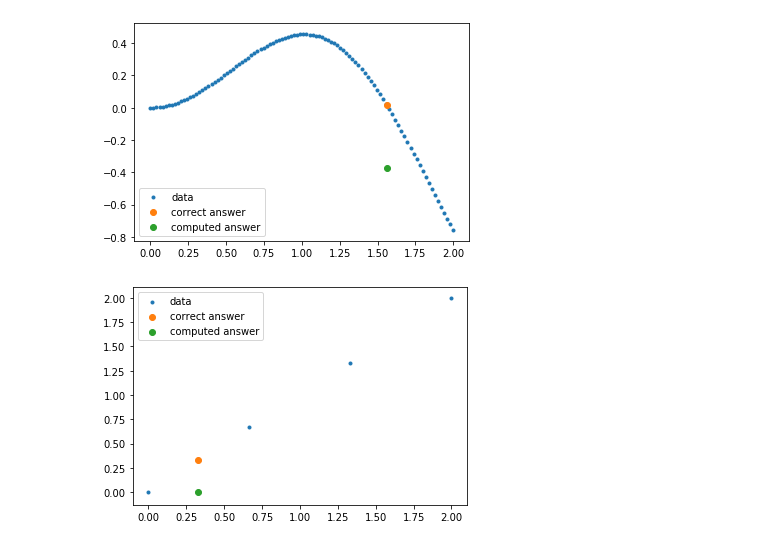
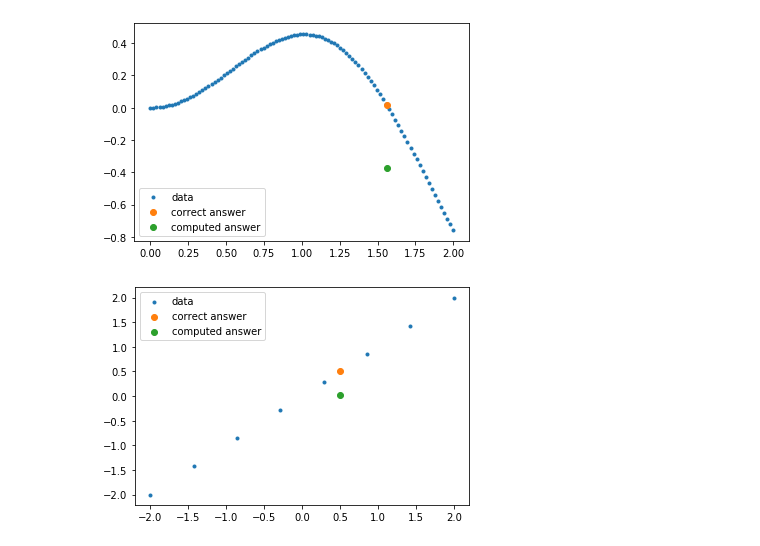
Before and after one commit to ChrisDeGrendele/gaussianprocesses, a Jupyter notebook: GP_Recipes.ipynb, the cells around one changed output. Saved outputs shown, nothing was run; the diff lists cells and outputs as text; code cells hidden in the pictures.

```diff
--- a/GP_Recipes.ipynb
+++ b/GP_Recipes.ipynb
@@ -54,7 +54,8 @@ x = np.linspace(0,20,N)
 y = np.sin(x)
 plt.scatter(x,y, label='training data')
 
-x_star = 10
+x_star = 5.9
 plt.scatter(x_star, np.sin(x_star), label='$x_*$')
 plt.legend();
+np.mean(y)
 # %% [output]
@@ -62,8 +64,8 @@ plt.legend();
 # %% [markdown]
 $$K(\mathbf{x}, \mathbf{y})=K_{\mathrm{SE}}(\mathbf{x}, \mathbf{y})=\Sigma^{2} \exp \left[-\frac{(\mathbf{x}-\mathbf{y})^{2}}{2 \ell^{2}}\right]$$
 # %%
-def K_se(x,y, Σ=1, l=0.1):
-
+def K_se(x,y, Σ=1, l=0.8):
+    #
     #Hyperparameters:
     #Σ = 1 #for simplicity
     #l = 0.1 #shown to be optimal in FDGP paper
@@ -85,6 +87,7 @@ $$\mathbf{K} \rightarrow K_{i j} \equiv K\left(\mathbf{x}_{i}, \mathbf{x}_{j}\ri
 def f_star(x,y, x_star):
     N = len(x)
     #construct K
+
     K = np.zeros([N,N])
     for i in range(N):
         for j in range(N):
@@ -97,8 +100,14 @@ def f_star(x,y, x_star):
         K_star[i] = K_se(x_star, x[i])
         f[i] = y[i]
 
-    f_star = np.matmul(np.matmul(K_star, K), f.T)
+
+    step1 = np.matmul(K_star, np.linalg.inv(K))
+    step2 = f.T - np.ones(N)*np.mean(y)
+
+    f_star = np.mean(y) + np.matmul(step1, step2)
+
+    #f_star = np.matmul(np.matmul(K_star, np.linalg.inv(K)), f.T)
 
 
     return f_star
-f_star(x,y,x_star)
+#f_star(x,y,x_star)
@@ -143,25 +150,25 @@ plt.legend();
 # %%
 def f(x):
     return x
 
 #training data
-x = np.linspace(0,2,4)
+x = np.linspace(-2,2,8)
 y = f(x)
 
 #correct answer
-x_star = 0.33
+x_star = 0.5
 y_star_correct = f(x_star)
 
 #GP interpolation
 y_star = f_star(x,y, x_star)
 
 #plot results
 plt.scatter(x,y,marker='.',label="data")
 plt.scatter(x_star, y_star_correct, label='correct answer')
 plt.scatter(x_star, y_star, label='computed answer')
 plt.legend();
 # %% [output]
-[figure, old version]
+[figure, new version]
 # %% [markdown]
 ### Reconstruction
 
```
Also changed, not shown: parts of 9 cells of this notebook.
